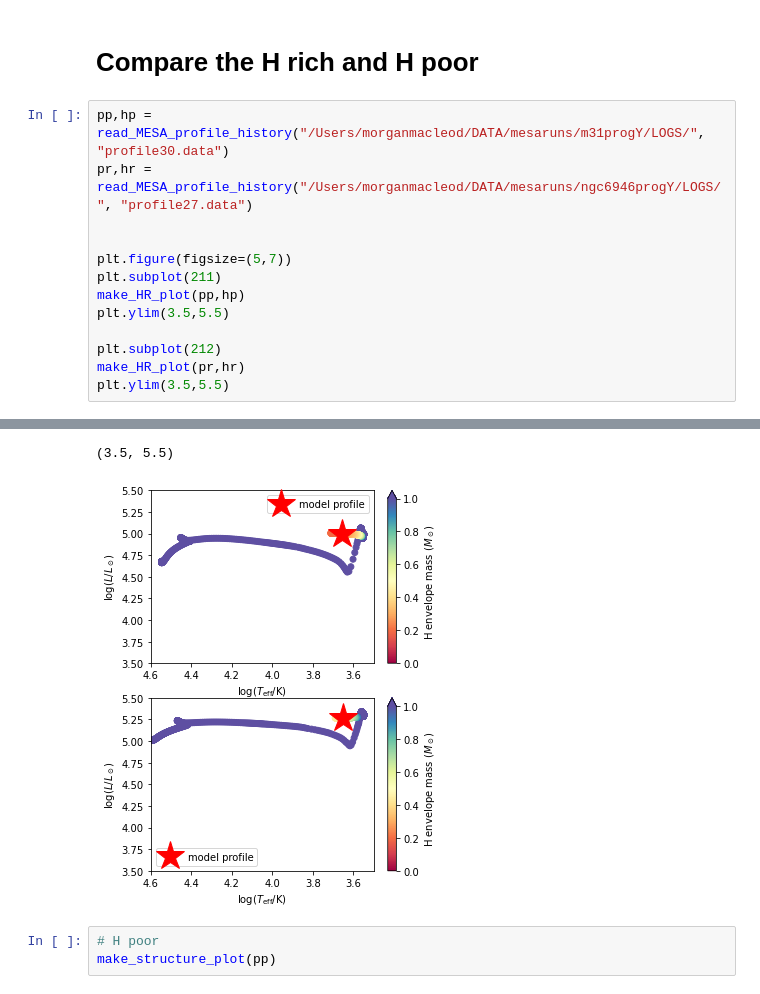
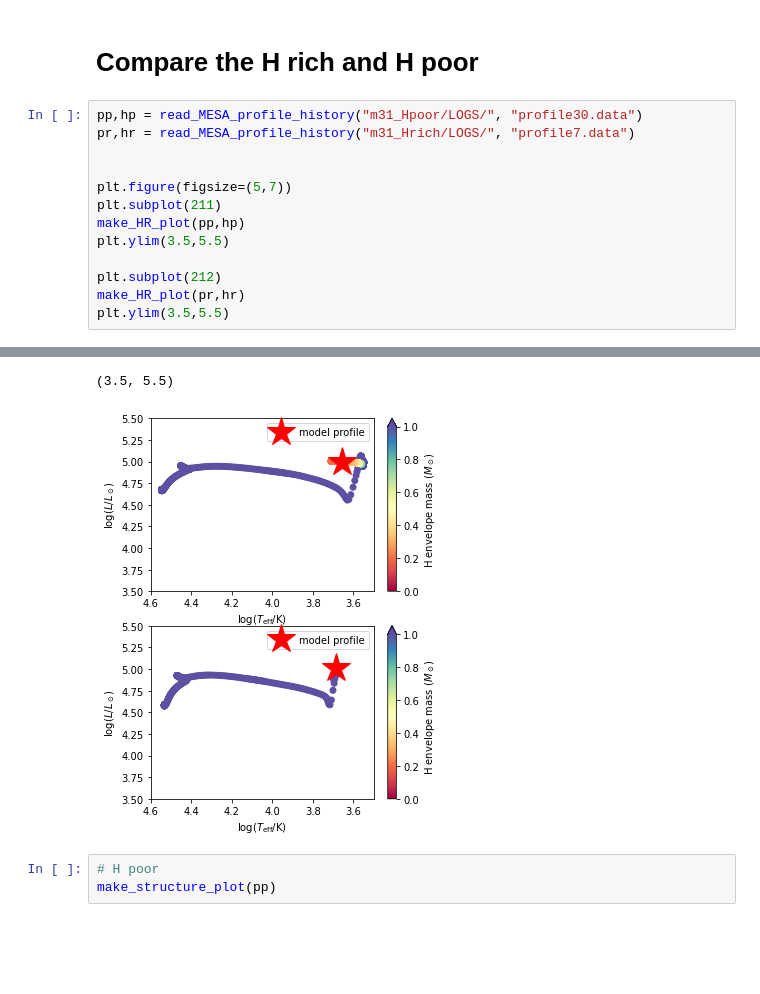
Before and after one commit to morganemacleod/FailedSNCalcs, a Jupyter notebook: MESAfailedSN.ipynb, the cells around one changed output, grey strips where cells are left out. Saved outputs shown, nothing was run; the diff lists cells and outputs as text; blank space fills up the shorter version.

```diff
--- a/MESAfailedSN.ipynb
+++ b/MESAfailedSN.ipynb
@@ -460,8 +615,8 @@ plt.xlim(3,300)
 # %% [markdown]
 # Compare the H rich and H poor
 # %%
-pp,hp = read_MESA_profile_history("/Users/morganmacleod/DATA/mesaruns/m31progY/LOGS/", "profile30.data")
-pr,hr = read_MESA_profile_history("/Users/morganmacleod/DATA/mesaruns/ngc6946progY/LOGS/", "profile27.data")
+pp,hp = read_MESA_profile_history("m31_Hpoor/LOGS/", "profile30.data")
+pr,hr = read_MESA_profile_history("m31_Hrich/LOGS/", "profile7.data")
 
 
 plt.figure(figsize=(5,7))
@@ -493,6 +648,6 @@ vesc(r) =  72.44029868015001
 --------------------------------------------
 (3.5, 5.5)
-[figure, old version]
+[figure, new version]
 # %%
 # H poor
 make_structure_plot(pp)
```
Also changed, not shown: parts of 24 cells of this notebook.
